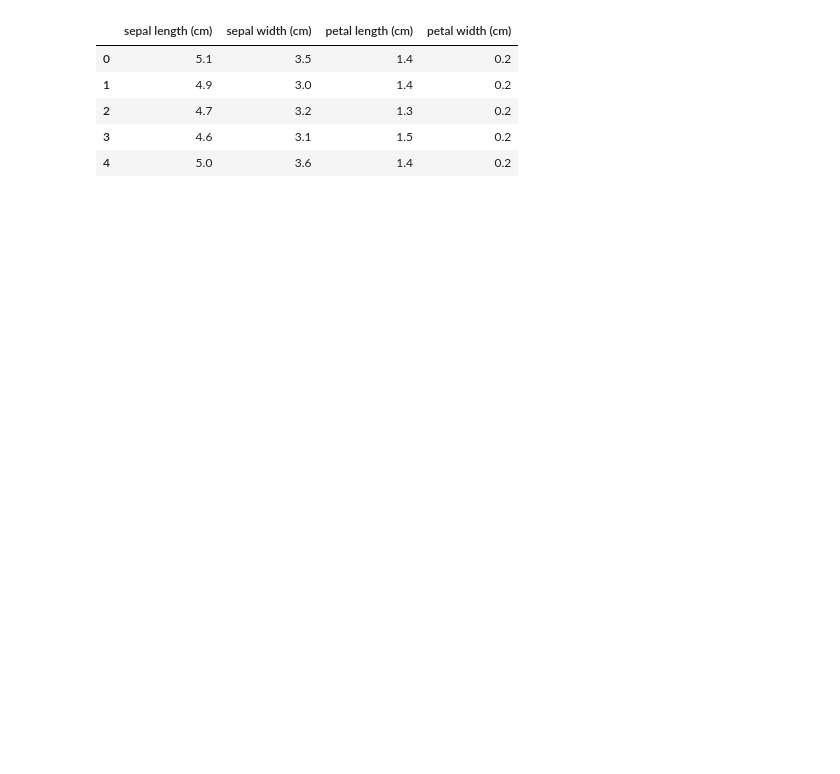
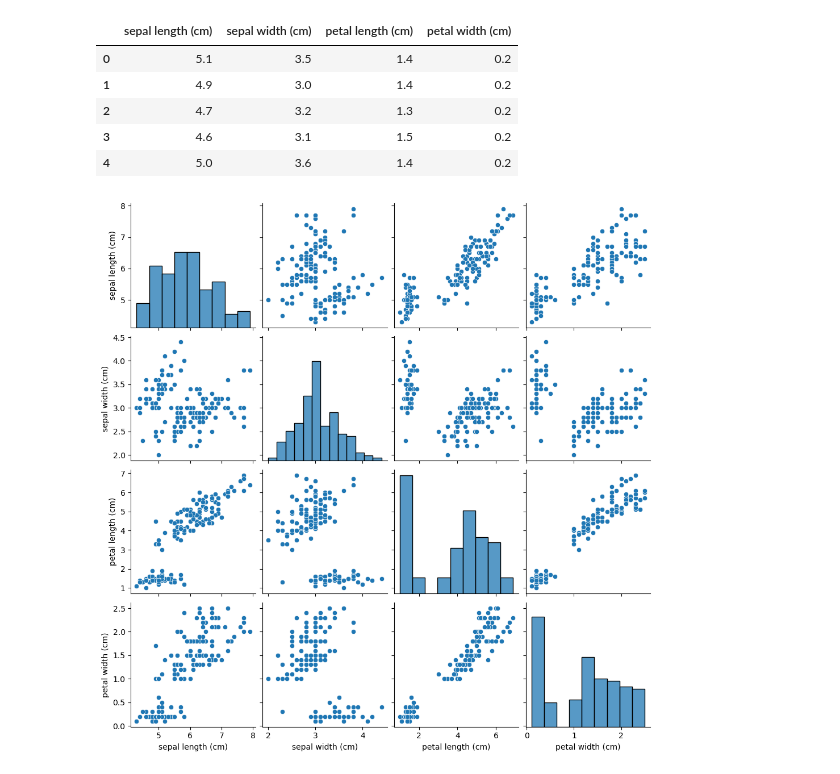
Before and after one commit to tony-pitchblack/agglomerative-clustering, a Jupyter notebook: agglom_clustering copy.ipynb, the cells around one changed output. Cells and saved outputs as stored; diff of their text form; code cells hidden in the pictures; blank space fills up the shorter version.

```diff
--- a/agglom_clustering copy.ipynb
+++ b/agglom_clustering copy.ipynb
@@ -20,6 +19,14 @@ iris_data.data.head()
 | 2 | 4.7 | 3.2 | 1.3 | 0.2 |
 | 3 | 4.6 | 3.1 | 1.5 | 0.2 |
 | 4 | 5.0 | 3.6 | 1.4 | 0.2 |
+# %%
+import warnings
+warnings.simplefilter(action='ignore', category=FutureWarning)
+import seaborn as sns
+sns.pairplot(iris_data.data)
+plt.show()
+# %% [output]
+[figure, added]
 # %%
 X = iris_data.data
 target_labels = iris_data
```
Also changed, not shown: parts of 7 cells of this notebook, 3 other files.
